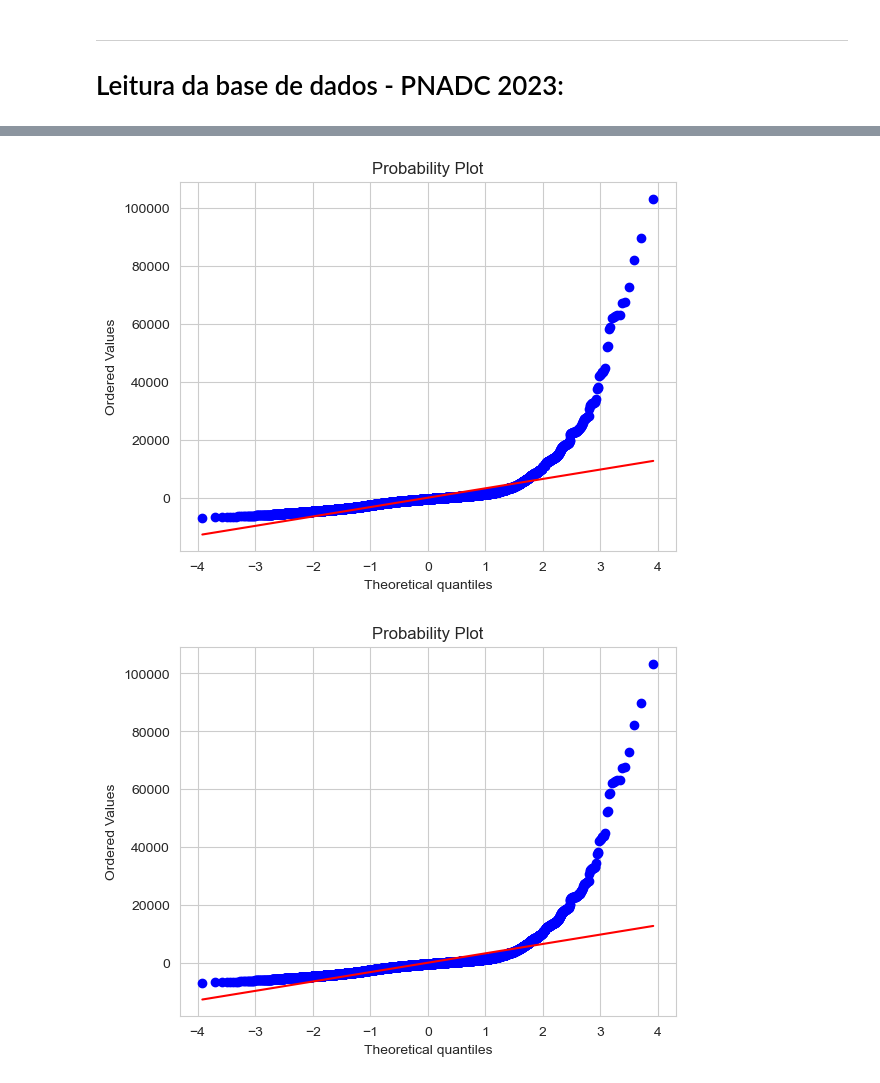
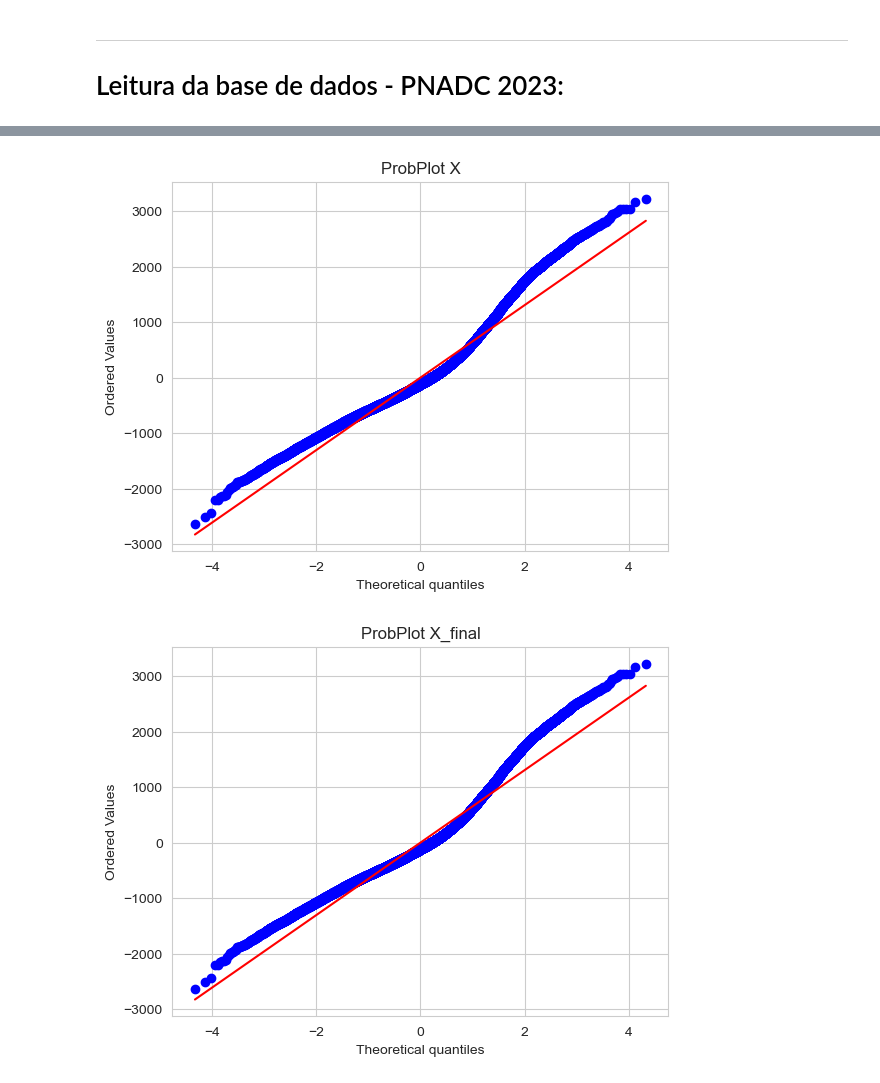
Before and after one commit to leomccormick/projeto3_CDados, a Jupyter notebook: Projeto_3.ipynb, the cells around one changed output, grey strips where cells are left out. Drawn from its saved outputs; the diff is of its cells as text; code cells hidden in the pictures.

```diff
--- a/Projeto_3.ipynb
+++ b/Projeto_3.ipynb
@@ -65,4 +75,4 @@ ___
 # %%
 df = pd.read_csv('output.csv')
 
-print(len(df))
+df = df.dropna(subset=['Salario', 'Carteira', 'LocalTrabalho']).reset_index(drop=True)
@@ -139,16 +166,19 @@ df['Instrucao'] = df['Instrucao'].cat.rename_categories({
 # %%
+# Limpando o DF
+
 # Limita a idade entre 18 e 62 anos (maior de idade e não aposentado)
-# Limpa os NaN das colunas 'Salario' e 'Carteira'
-df = df.loc[(df['Idade'] >= 18) & (df['Idade'] < 62)].dropna(subset=['Salario', 'Carteira'])
+# df = df.loc[(df['Idade'] >= 18) & (df['Idade'] < 62)]
 
 # Define um df específico
-df = df.loc[
-    (df['Estado'].isin(['São Paulo', 'Minas Gerais', 'Espírito Santo', 'Rio de Janeiro', 'Paraná', 'Santa Catarina', 'Rio Grande do Sul'])) &
-    (df['AreaRes'].isin(['Resto da RM', 'Capital'])) &
-    (df['Instrucao'].isin(['EM completo', 'Sup. incompleto', 'Sup. completo']))
-]
+# df = df.loc[
+#     (df['Estado'].isin(['São Paulo', 'Minas Gerais', 'Espírito Santo', 'Rio de Janeiro', 'Paraná', 'Santa Catarina', 'Rio Grande do Sul'])) &
+#     (df['AreaRes'].isin(['Resto da RM', 'Capital'])) &
+#     (df['Instrucao'].isin(['Sup. completo', 'Sup. incompleto', 'EM completo']))
+# ]
 
 # Verifica se não tem NaN em nenhuma coluna
+colunas = ['Idade', 'Estado', 'AreaRes', 'CorRaca', 'Analfabeto', 'Carteira', 'Instrucao', 'TipoTrabalho', 'LocalTrabalho']
+print("Quantidade de NaN em cada coluna:")
 for coluna in colunas:
     print(f'{coluna}:', df[coluna].isna().sum())
 
@@ -168,6 +202,4 @@ df = df[(df['Estado'].notna()) & (df['AreaRes'].notna()) & (df['Instrucao'].notn
 df['Estado'] = df['Estado'].cat.remove_unused_categories()
 df['AreaRes'] = df['AreaRes'].cat.remove_unused_categories()
 df['Instrucao'] = df['Instrucao'].cat.remove_unused_categories()
-
-# Verifique as categorias restantes
-print(df['Estado'].cat.categories)
+df['TipoTrabalho'] = df['TipoTrabalho'].cat.remove_unused_categories()
@@ -205,7 +218,8 @@ df
 # %%
+# Limpar o X a partir do Valor P
 from funcao import regress, pega_variaveis
 
-X_final = pega_variaveis(Y, X, 0.1)
+X_final = pega_variaveis(Y, X, 0.5)
 results = regress(Y, X_final)
 
 X_final
@@ -226,12 +240,15 @@ X_final
 # %%
 results = regress(Y, X)
 stats.probplot(results.resid, dist='norm', plot=plt)
+plt.title('ProbPlot X')
 plt.show()
 
 results = regress(Y, X_final)
 stats.probplot(results.resid, dist='norm', plot=plt)
+plt.title('ProbPlot X_final')
+
 plt.show()
 # %% [output]
-[figure, old version]
+[figure, new version]
-[figure, old version]
+[figure, new version]
 # %%
```
Also changed, not shown: parts of 20 cells of this notebook, 7 other files.
